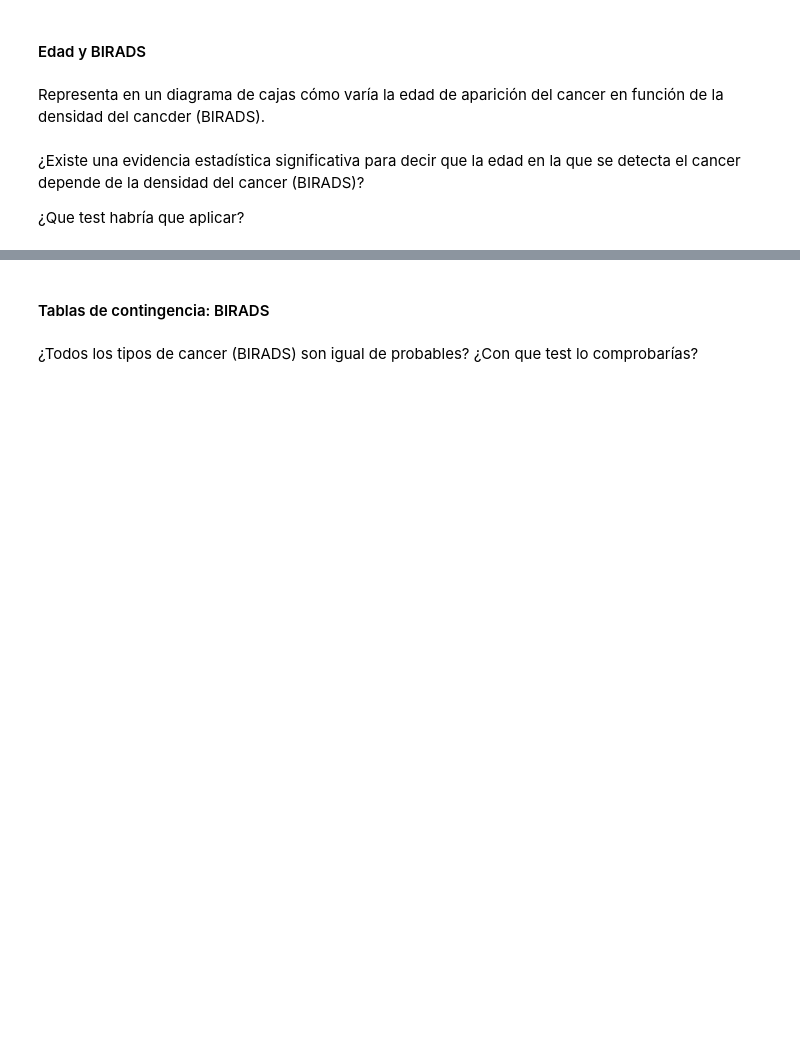
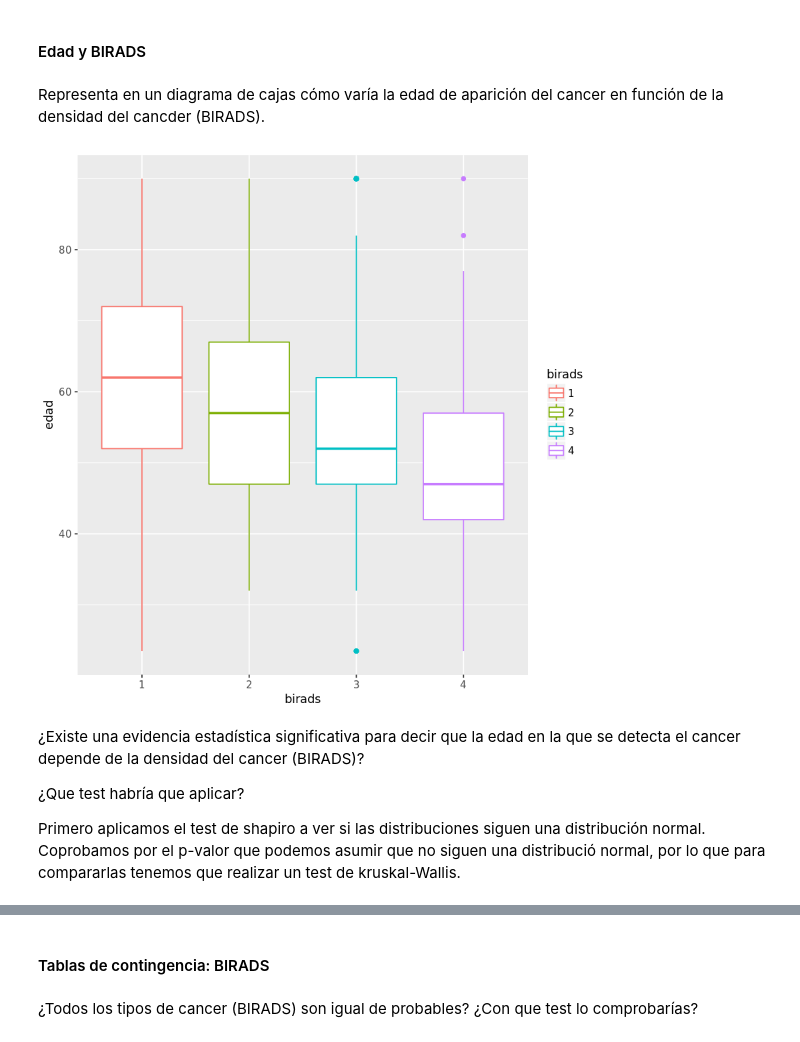
Before and after one commit to planga82/KeepCodingEstadisticaR, a Jupyter notebook: practica/Practica2.ipynb, the cells around one changed output, grey strips where cells are left out. Drawn from its saved outputs; the diff is of its cells as text; code cells hidden in the pictures; blank space fills up the shorter version.

```diff
--- a/practica/Practica2.ipynb
+++ b/practica/Practica2.ipynb
@@ -61,7 +134,15 @@ Dibuja la curva de densidad de probabilidad de cómo varía la edad de aparició
 #### Edad y BIRADS
 # %% [markdown]
 Representa en un diagrama de cajas cómo varía la edad de aparición del cancer en función de la densidad del cancder (BIRADS).
+# %%
+df.birads <- na.omit(data.frame(edad=riskFactors.m$edad.estimada,birads=riskFactors.m$BIRADS_breast_density))
+# %%
+ggplot(data=df.birads,aes(x=birads,y=edad,color=birads))+geom_boxplot()
+# %% [output]
+[figure, added]
 # %% [markdown]
 ¿Existe una evidencia estadística significativa para decir que la edad en la que se detecta el cancer depende de la densidad del cancer (BIRADS)?
 
 ¿Que test habría que aplicar?
+
+Primero aplicamos el test de shapiro a ver si las distribuciones siguen una distribución normal. Coprobamos por el p-valor que podemos asumir que no siguen una distribució normal, por lo que para compararlas tenemos que realizar un test de kruskal-Wallis.
```
Also changed, not shown: parts of 24 cells of this notebook.
